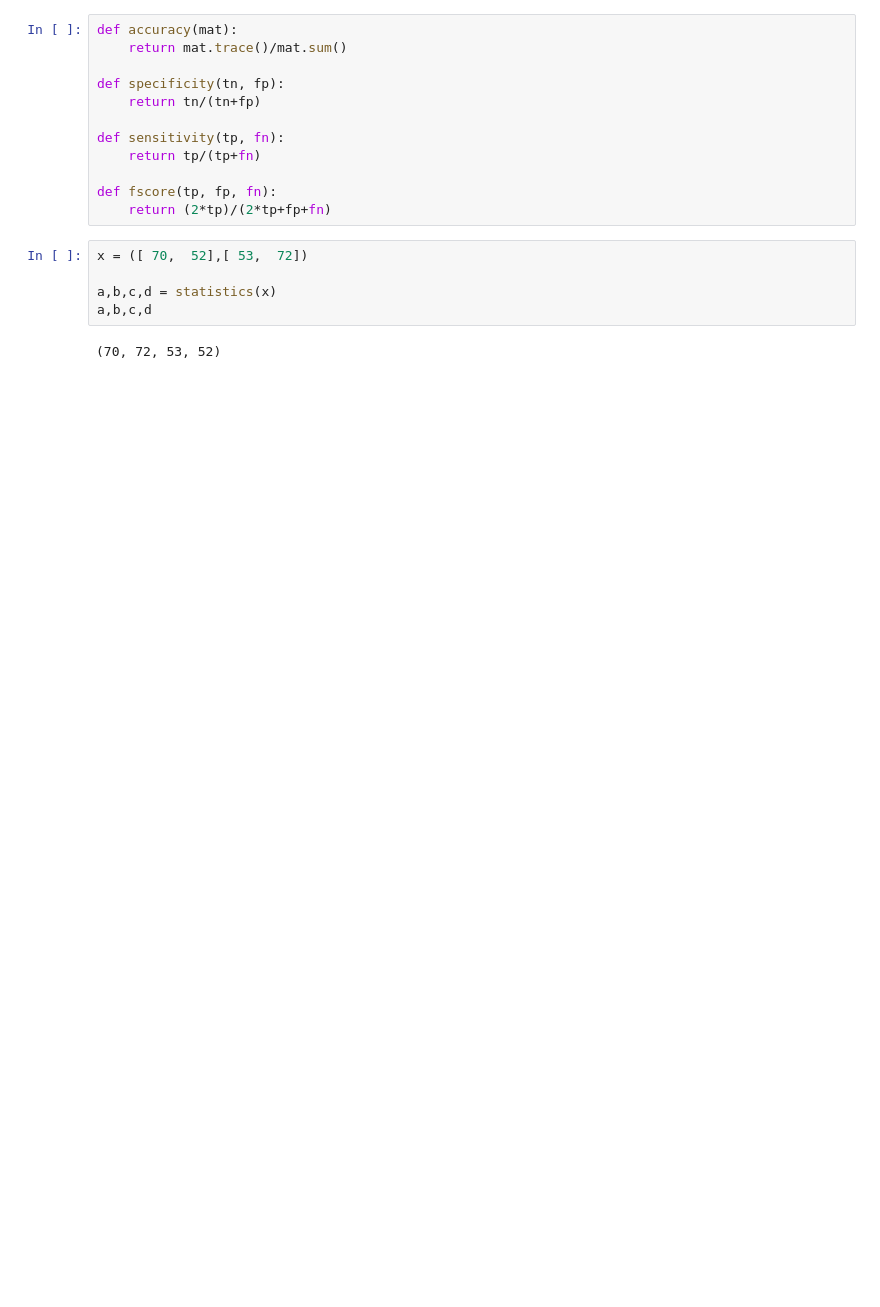
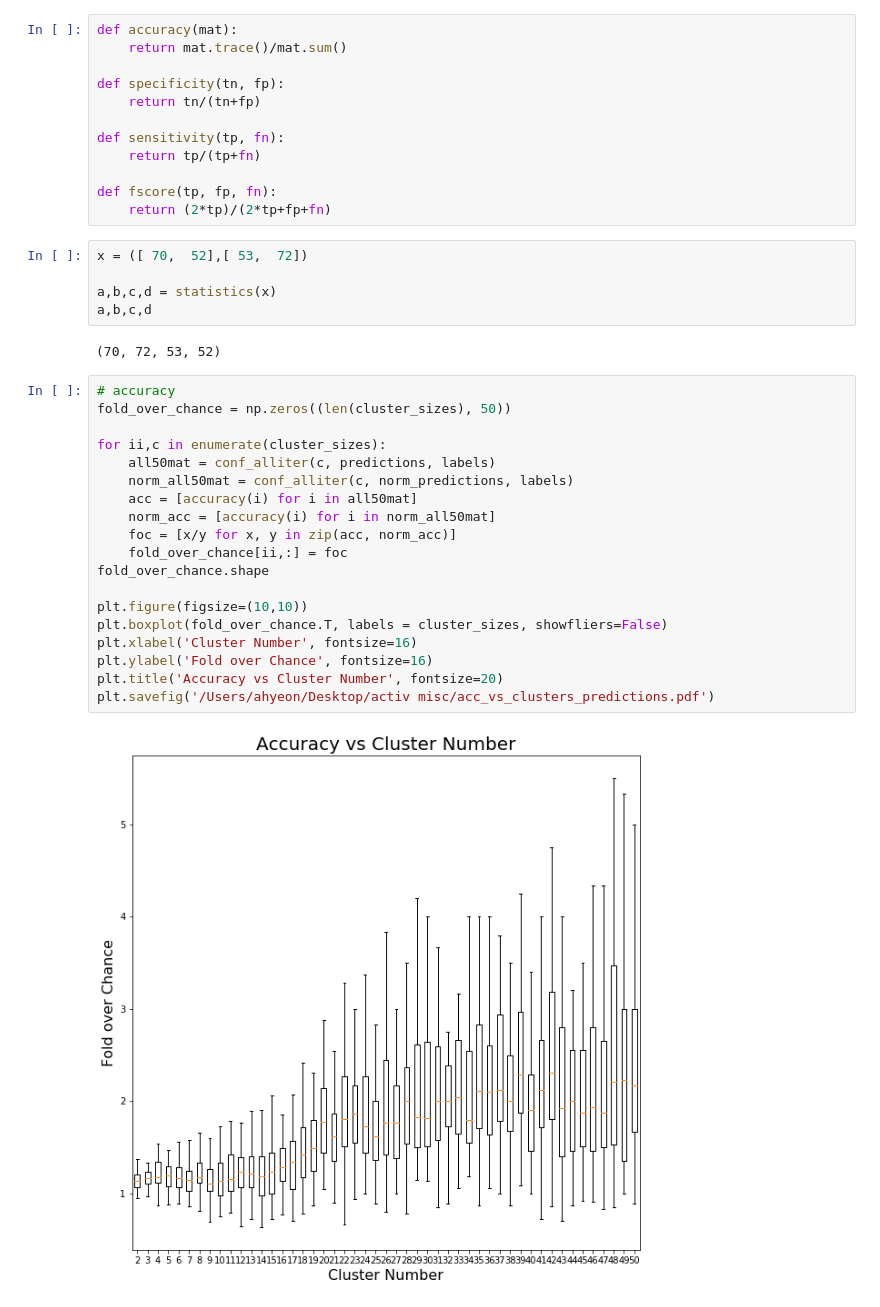
Before and after one commit to BouchardLab/ML_4_prec_prognosis, a Jupyter notebook: notebooks/confusion_matrix_values.ipynb, the cells around one changed output. Drawn from its saved outputs; the diff is of its cells as text; blank space fills up the shorter version.

```diff
--- a/notebooks/confusion_matrix_values.ipynb
+++ b/notebooks/confusion_matrix_values.ipynb
@@ -55,3 +76,24 @@ a,b,c,d = statistics(x)
 a,b,c,d
 # %% [output]
 (70, 72, 53, 52)
+# %%
+# accuracy
+fold_over_chance = np.zeros((len(cluster_sizes), 50))
+
+for ii,c in enumerate(cluster_sizes):
+    all50mat = conf_alliter(c, predictions, labels)
+    norm_all50mat = conf_alliter(c, norm_predictions, labels)
+    acc = [accuracy(i) for i in all50mat]
+    norm_acc = [accuracy(i) for i in norm_all50mat]
+    foc = [x/y for x, y in zip(acc, norm_acc)]
+    fold_over_chance[ii,:] = foc
+fold_over_chance.shape
+
+plt.figure(figsize=(10,10))
+plt.boxplot(fold_over_chance.T, labels = cluster_sizes, showfliers=False)
+plt.xlabel('Cluster Number', fontsize=16)
+plt.ylabel('Fold over Chance', fontsize=16)
+plt.title('Accuracy vs Cluster Number', fontsize=20)
+plt.savefig('/Users/ahyeon/Desktop/activ misc/acc_vs_clusters_predictions.pdf')
+# %% [output]
+[figure, added]
```
Also changed, not shown: parts of 5 cells of this notebook, 1 other file.
